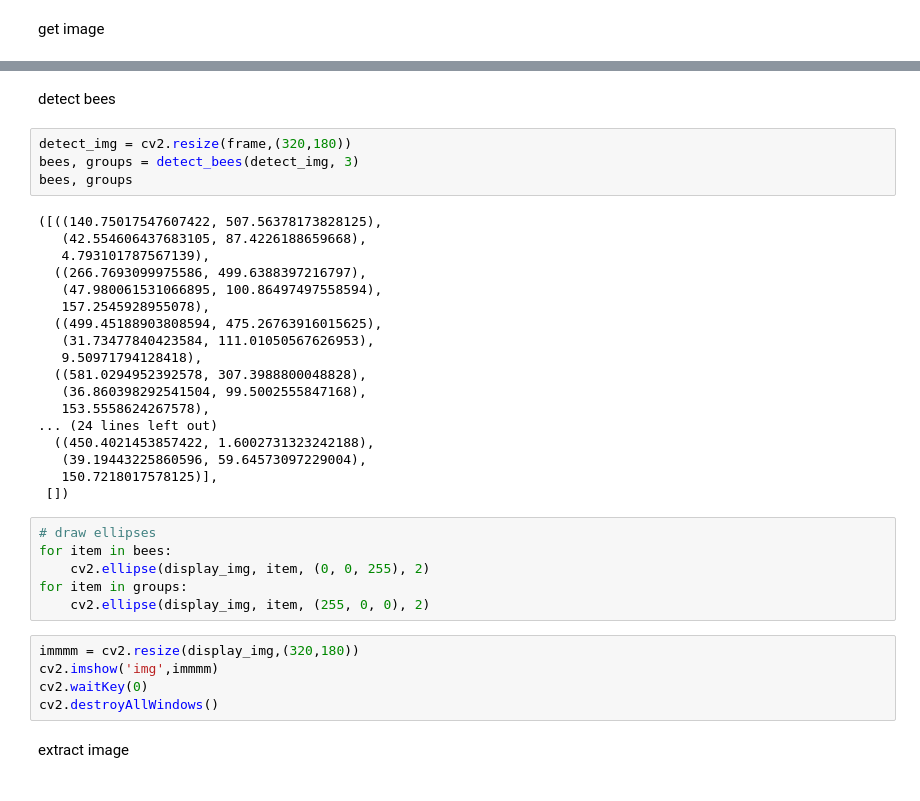
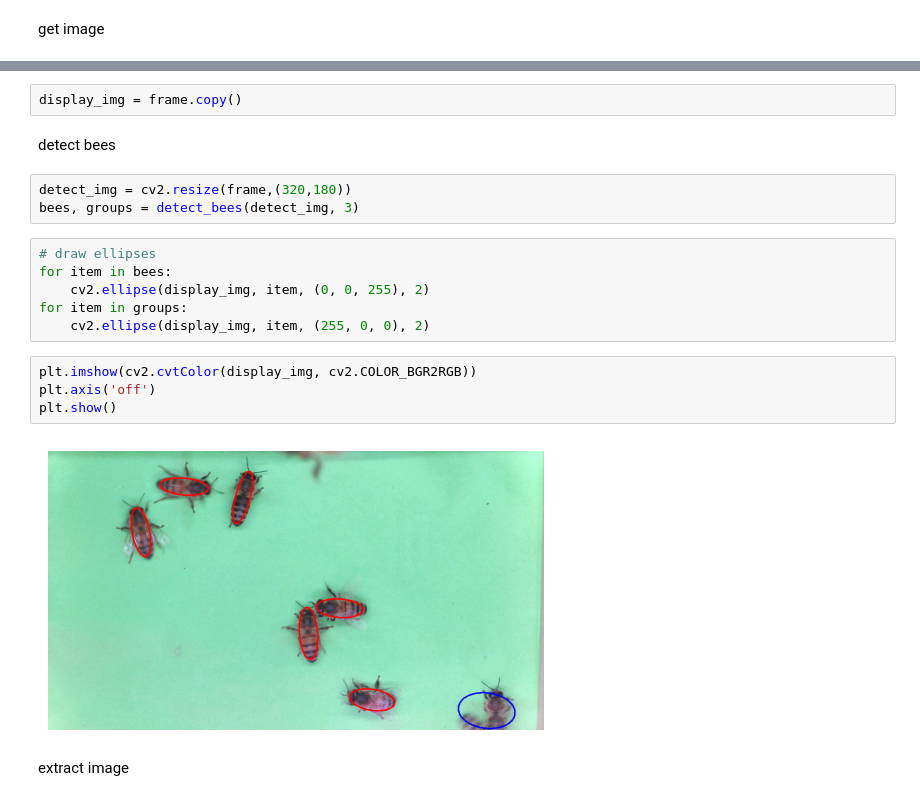
Before and after one commit to WataNekko/aiot-beehive, a Jupyter notebook: BeeAlarmed-detection/main.ipynb, the cells around one changed output, grey strips where cells are left out. Saved outputs shown, nothing was run; the diff lists cells and outputs as text.

```diff
--- a/BeeAlarmed-detection/main.ipynb
+++ b/BeeAlarmed-detection/main.ipynb
@@ -215,38 +200,22 @@ display_img = frame.copy()
+# %%
+display_img = frame.copy()
 # %% [markdown]
 detect bees
 # %%
 detect_img = cv2.resize(frame,(320,180))
 bees, groups = detect_bees(detect_img, 3)
-bees, groups
-# %% [output]
-([((140.75017547607422, 507.56378173828125),
-   (42.554606437683105, 87.4226188659668),
-   4.793101787567139),
-  ((266.7693099975586, 499.6388397216797),
-   (47.980061531066895, 100.86497497558594),
-   157.2545928955078),
-  ((499.45188903808594, 475.26763916015625),
-   (31.73477840423584, 111.01050567626953),
-   9.50971794128418),
-  ((581.0294952392578, 307.3988800048828),
-   (36.860398292541504, 99.5002555847168),
-   153.5558624267578),
-... (24 lines left out)
-  ((450.4021453857422, 1.6002731323242188),
-   (39.19443225860596, 59.64573097229004),
-   150.7218017578125)],
- [])
 # %%
 # draw ellipses
 for item in bees:
     cv2.ellipse(display_img, item, (0, 0, 255), 2)
 for item in groups:
     cv2.ellipse(display_img, item, (255, 0, 0), 2)
-# %%
-immmm = cv2.resize(display_img,(320,180))
-cv2.imshow('img',immmm)
-cv2.waitKey(0)
-cv2.destroyAllWindows()
+# %%
+plt.imshow(cv2.cvtColor(display_img, cv2.COLOR_BGR2RGB))
+plt.axis('off')
+plt.show()
+# %% [output]
+[figure, added]
 # %% [markdown]
 extract image
 # %%
```
Also changed, not shown: parts of 6 cells of this notebook.
